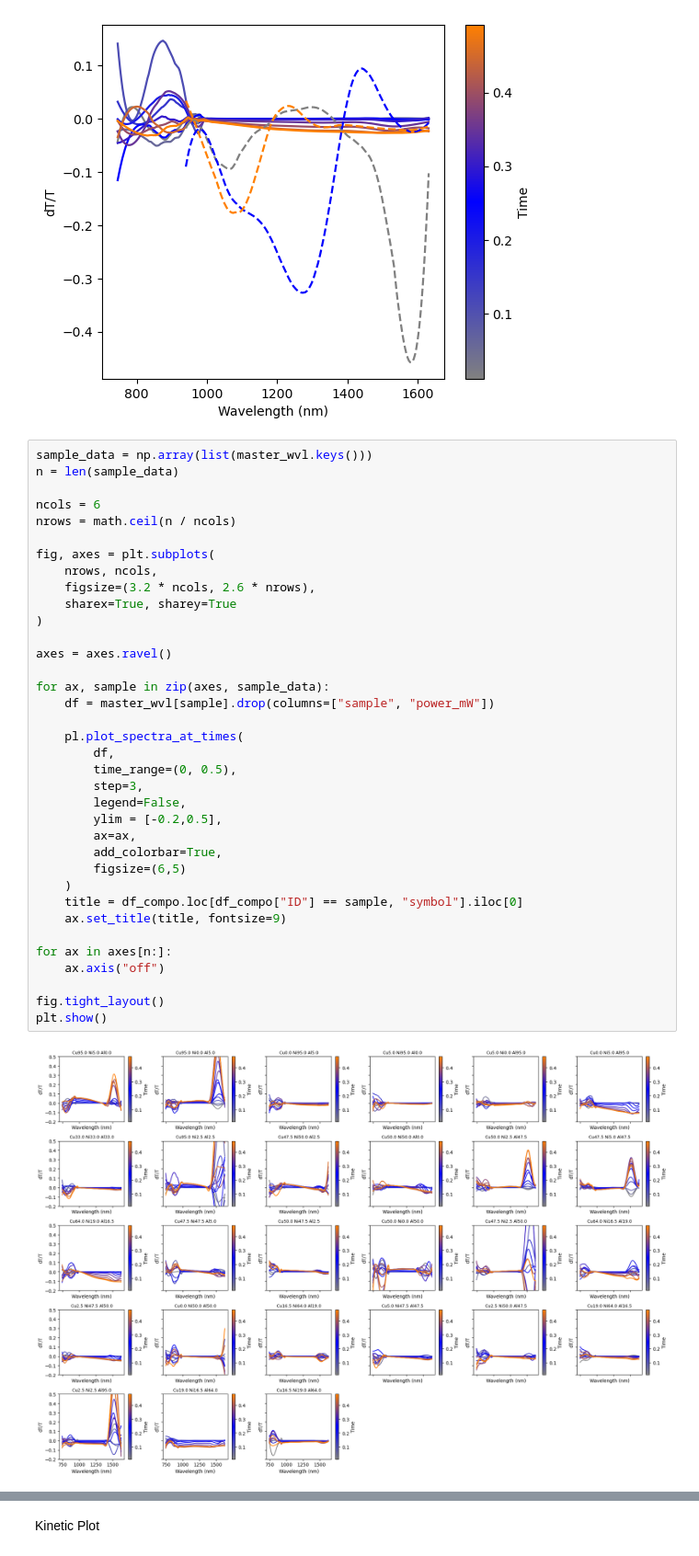
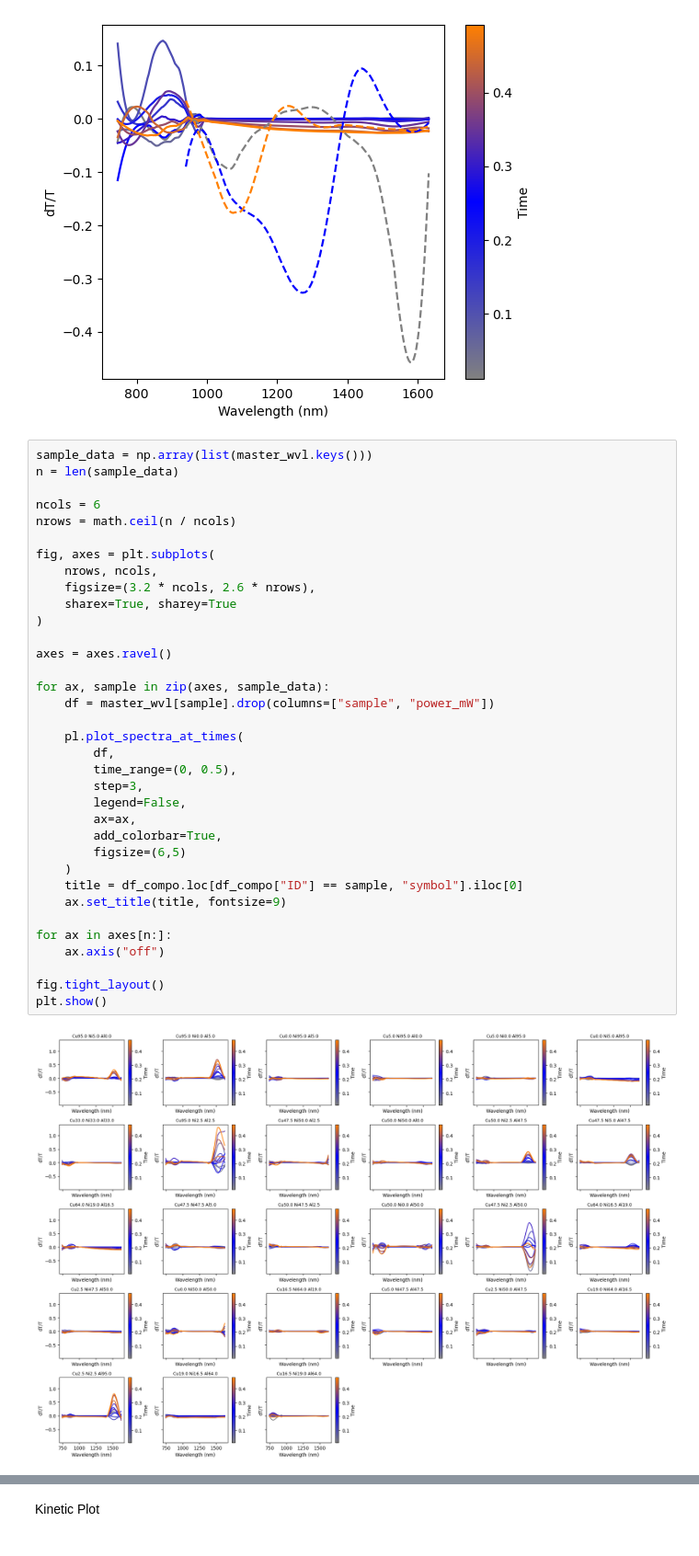
Before and after one commit to linarojas0824/Hybrid-Experimental-Data-Driven-Workflow, a Jupyter notebook: scripts/Notebooks/Pump_Probe_Results.ipynb, the cells around one changed output, grey strips where cells are left out. Shown at 92% size. Cells and saved outputs as stored; diff of their text form.

```diff
--- a/scripts/Notebooks/Pump_Probe_Results.ipynb
+++ b/scripts/Notebooks/Pump_Probe_Results.ipynb
@@ -107,35 +107,34 @@ nrows = math.ceil(n / ncols)
 
 fig, axes = plt.subplots(
     nrows, ncols,
     figsize=(3.2 * ncols, 2.6 * nrows),
     sharex=True, sharey=True
 )
 
 axes = axes.ravel()
 
 for ax, sample in zip(axes, sample_data):
     df = master_wvl[sample].drop(columns=["sample", "power_mW"])
 
     pl.plot_spectra_at_times(
         df,
         time_range=(0, 0.5),
         step=3,
         legend=False,
-        ylim = [-0.2,0.5],
         ax=ax,
         add_colorbar=True,
         figsize=(6,5)
     )
     title = df_compo.loc[df_compo["ID"] == sample, "symbol"].iloc[0]
     ax.set_title(title, fontsize=9)
 
 for ax in axes[n:]:
     ax.axis("off")
 
 fig.tight_layout()
 plt.show()
 # %% [output]
-[figure, old version]
+[figure, new version]
 # %%
 sample_data = np.array(list(master_wvl.keys()))
 n = len(sample_data)
```
Also changed, not shown: parts of 3 cells of this notebook, 1 other file.
